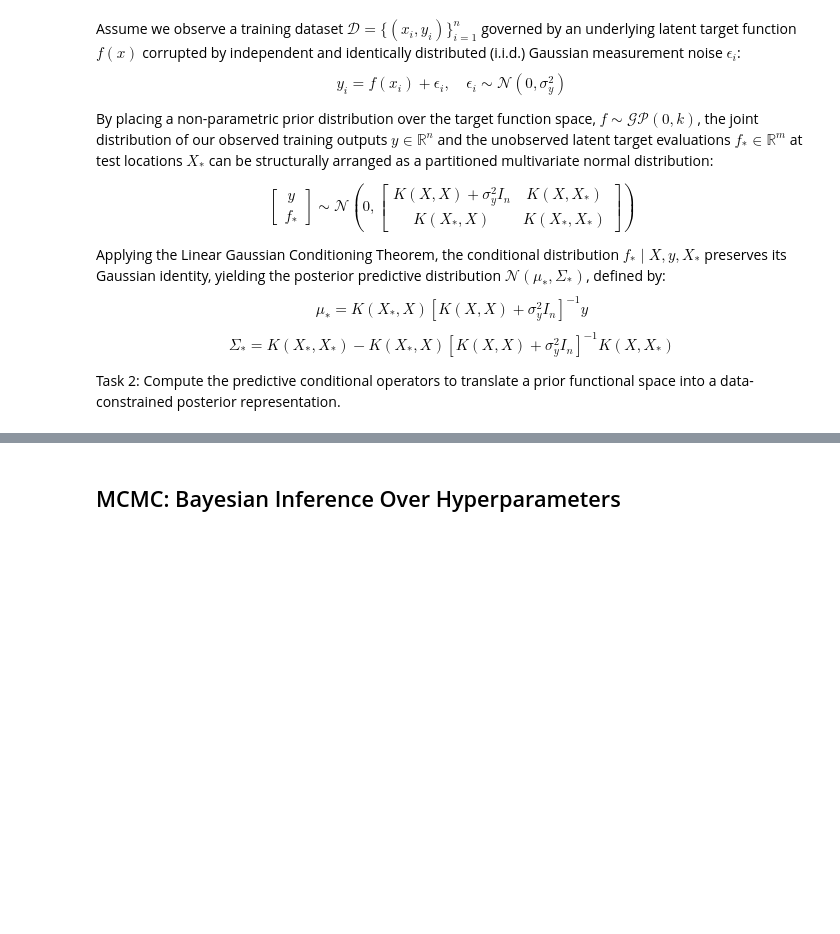
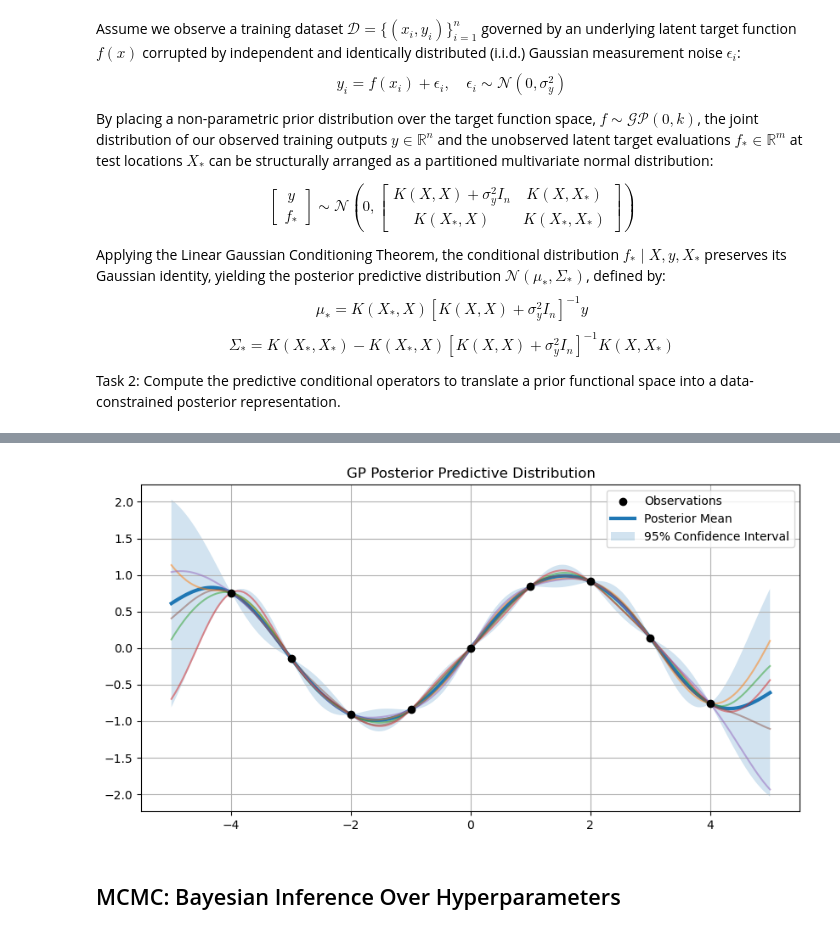
Before and after one commit to maryamehdizade/SP_Project, a Jupyter notebook: SPFinalProject.ipynb, the cells around one changed output, grey strips where cells are left out. Cells and saved outputs as stored; diff of their text form; code cells hidden in the pictures; blank space fills up the shorter version.

Commit message:
extra plot

```diff
--- a/SPFinalProject.ipynb
+++ b/SPFinalProject.ipynb
@@ -179,3 +179,53 @@ plt.show()
+# %%
+# --- Data Generation ---
+def true_function(x):
+    return np.sin(x)
+
+x = np.linspace(-5, 5, 200)
+x_train = np.array([-4, -3, -2, -1, 0, 1, 2, 3, 4])
+noise_var = 1e-8
+y_train = true_function(x_train) + np.sqrt(noise_var)*np.random.randn(len(x_train))
+
+# --- Posterior Computation ---
+# TODO: Compute the required covariance matrices: K_xx, K_xs, K_ss
+# Ensure you add the noise variance to the diagonal of K_xx!
+K_xx = rbf_kernel(x_train, x_train, sigma=1.0, length_scale=1.0) + noise_var * np.eye(len(x_train))
+K_xs = rbf_kernel(x_train, x, sigma=1.0, length_scale=1.0)
+K_ss = rbf_kernel(x, x, sigma=1.0, length_scale=1.0)
+
+# TODO: Compute the inverse of K_xx
+# Hint: For better numerical stability in production code, we typically use Cholesky
+# decomposition, but np.linalg.inv is acceptable for this assignment.
+K_inv = np.linalg.inv(K_xx)
+
+# TODO: Compute the posterior mean and covariance
+mu_post = K_xs.T @ K_inv @ y_train
+cov_post = K_ss - K_xs.T @ K_inv @ K_xs
+
+# Sample from the posterior
+posterior_samples = np.random.multivariate_normal(
+    mu_post,
+    cov_post + 1e-8*np.eye(len(x)),
+    size=5
+)
+
+# Plotting the Posterior
+plt.figure(figsize=(10,5))
+plt.scatter(x_train, y_train, color="black", zorder=5, label="Observations")
+plt.plot(x, mu_post, linewidth=3, label="Posterior Mean")
+
+std = np.sqrt(np.diag(cov_post))
+plt.fill_between(x, mu_post - 2*std, mu_post + 2*std, alpha=0.2, label="95% Confidence Interval")
+
+for s in posterior_samples:
+    plt.plot(x, s, alpha=0.5)
+
+plt.title("GP Posterior Predictive Distribution")
+plt.legend()
+plt.grid(True)
+plt.show()
+# %% [output]
+[figure, added]
 # %% [markdown]
 ## MCMC: Bayesian Inference Over Hyperparameters
 # %% [markdown]
```
Also changed, not shown: parts of 4 cells of this notebook.
